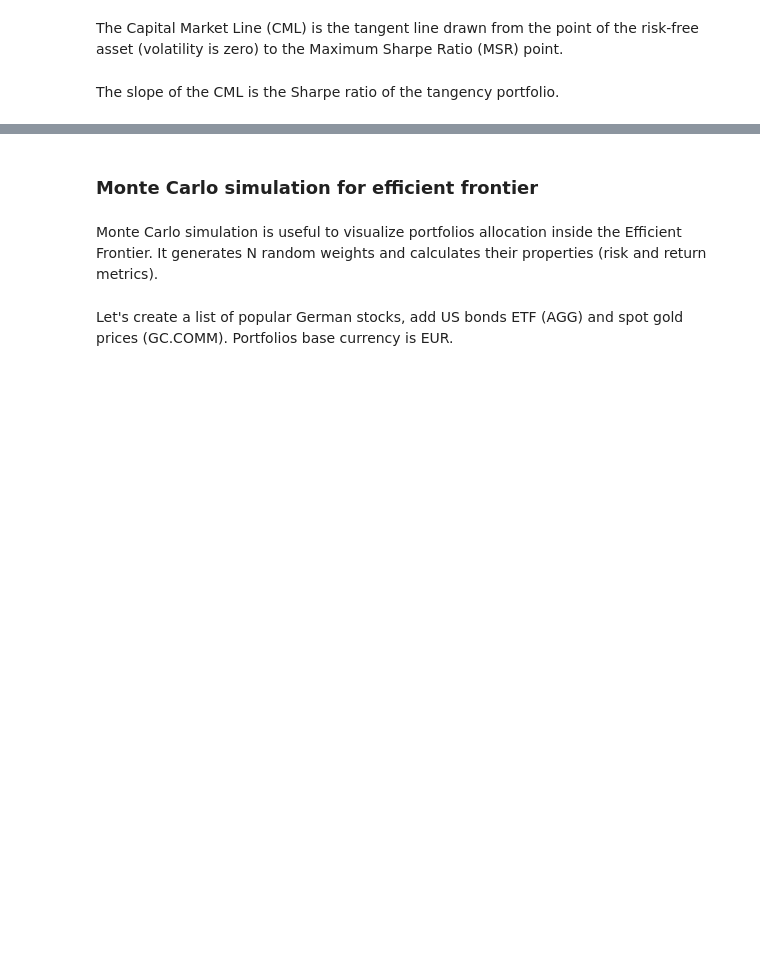
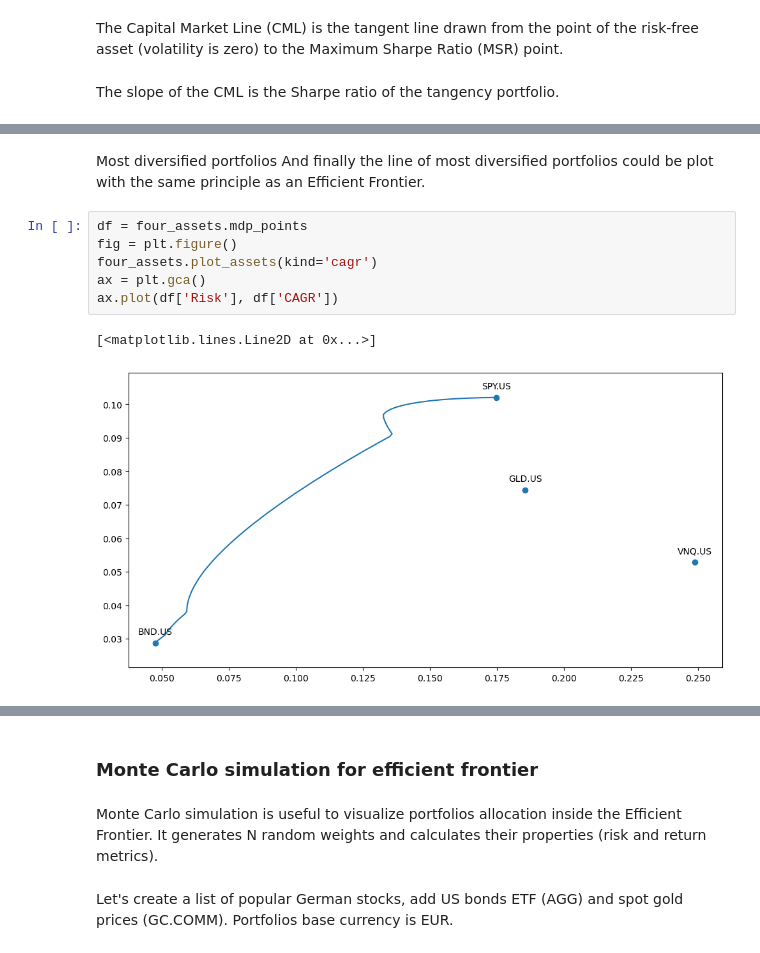
Before and after one commit to mbk-dev/okama, a Jupyter notebook: examples/06 efficient frontier single period.ipynb, the cells around one changed output, grey strips where cells are left out. Cells and saved outputs as stored; diff of their text form; blank space fills up the shorter version.

Commit message:
docs: add the Most diversified portfolios to Jupyter Notebook Examples

```diff
--- a/examples/06 efficient frontier single period.ipynb
+++ b/examples/06 efficient frontier single period.ipynb
@@ -208,0 +269,12 @@ four_assets.plot_cml(rf_return=0.02, figsize=[8, 6])  # Risk-Free rate is 2%
+# %% [markdown]
+Most diversified portfolios
+And finally the line of most diversified portfolios could be plot with the same principle as an Efficient Frontier.
+# %%
+df = four_assets.mdp_points
+fig = plt.figure()
+four_assets.plot_assets(kind='cagr')
+ax = plt.gca()
+ax.plot(df['Risk'], df['CAGR'])
+# %% [output]
+[<matplotlib.lines.Line2D at 0x...>]
+[figure, added]
```
Also changed, not shown: parts of 26 cells of this notebook.
